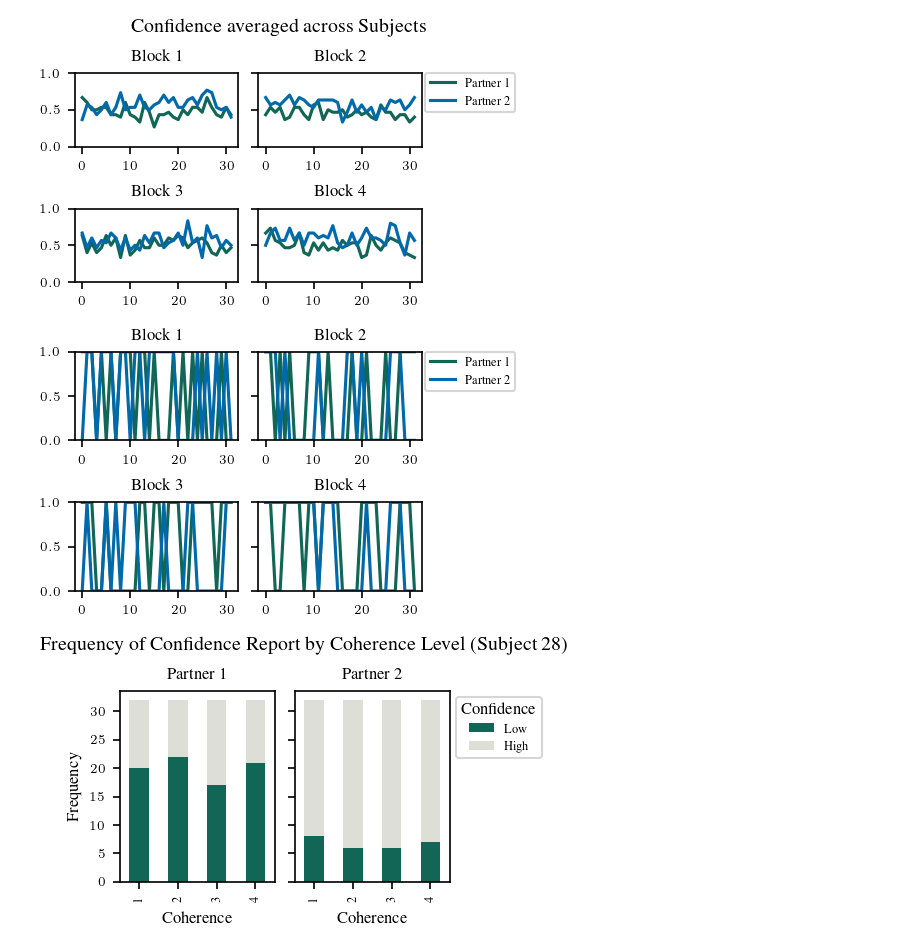
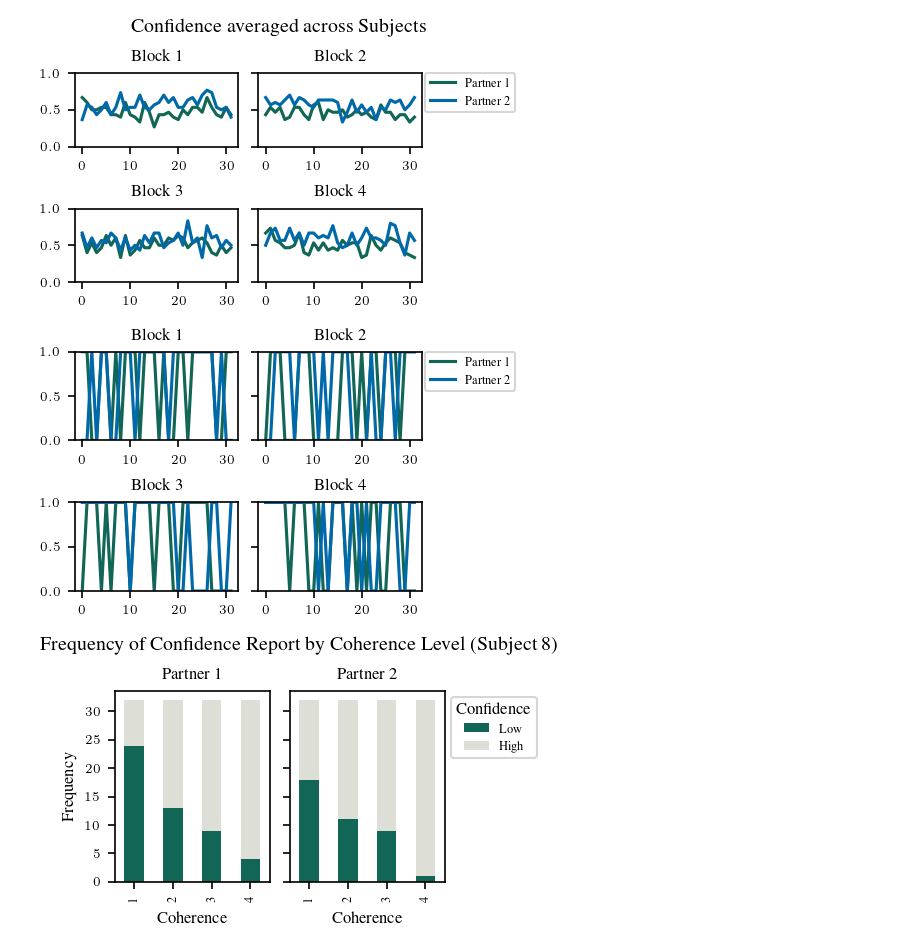
Before and after one commit to meikeoschmann/disRNN-conf-match, a Jupyter notebook: CogModelingRNNsTutorial/plot_subject_choices.ipynb, the cells around one changed output. Cells and saved outputs as stored; diff of their text form; code cells hidden in the pictures.

Commit message:
heatmap, Saras plot

```diff
--- a/CogModelingRNNsTutorial/plot_subject_choices.ipynb
+++ b/CogModelingRNNsTutorial/plot_subject_choices.ipynb
@@ -108,38 +101,39 @@ Text(0.5, 1.0, 'Block 4')
 # %%
 # plot choice distribution of single subject
 fig, ax = plt.subplots(2,2, sharey= True)
-subject = 3
+subject = 7
 ax[0,0].plot(xs_1_1[:,subject], color=rgb.mps_green, label='Partner 1')
 ax[0,0].plot(xs_2_1[:,subject], color=rgb.tue_blue, label='Partner 2')
 ax[0,0].set_title('Block 1')
 ax[0,0].set_ylim([0,1])
 
 
 ax[0,1].plot(xs_1_2[:,subject], color=rgb.mps_green, label='Partner 1')
 ax[0,1].plot(xs_2_2[:,subject], color=rgb.tue_blue, label='Partner 2')
 ax[0,1].set_title('Block 2')
 ax[0,1].legend(bbox_to_anchor=(1.02, 1), loc='upper left', borderaxespad=0)
 
 ax[1,0].plot(xs_1_3[:,subject], color=rgb.mps_green, label='Partner 1')
 ax[1,0].plot(xs_2_3[:,subject], color=rgb.tue_blue, label='Partner 2')
 ax[1,0].set_title('Block 3')
 
 ax[1,1].plot(xs_1_4[:,subject], color=rgb.mps_green, label='Partner 1')
 ax[1,1].plot(xs_2_4[:,subject], color=rgb.tue_blue, label='Partner 2')
 ax[1,1].set_title('Block 4')
 
 plt.show()
 # %% [output]
-[figure, old version]
+[figure, new version]
 # %%
 # Filter for a specific subject
-subject = 28
-subset_df_1 = df_1[df_1['subject'] == subject]
-subset_df_2 = df_2[df_2['subject'] == subject]
+subject = 8
+subject_df = df[df['subject'] == subject]
+subject_df_1 = df_1[df_1['subject'] == subject]
+subject_df_2 = df_2[df_2['subject'] == subject]
 
 # Calculate frequencies of each combination of theta_rescaled and Sreport
-counts_1 = subset_df_1.groupby(['theta_rescaled', 'Sconfidence']).size().unstack(fill_value=0)
-counts_2 = subset_df_2.groupby(['theta_rescaled', 'Sconfidence']).size().unstack(fill_value=0)
+counts_1 = subject_df_1.groupby(['theta_rescaled', 'Sconfidence']).size().unstack(fill_value=0)
+counts_2 = subject_df_2.groupby(['theta_rescaled', 'Sconfidence']).size().unstack(fill_value=0)
 
 # Plotting
 fig, ax = plt.subplots(1,2, sharey=True)
@@ -158,4 +152,4 @@ plt.suptitle(f'Frequency of Confidence Report by Coherence Level (Subject {subje
 
 plt.show()
 # %% [output]
-[figure, old version]
+[figure, new version]
```
Also changed, not shown: parts of 4 cells of this notebook.
